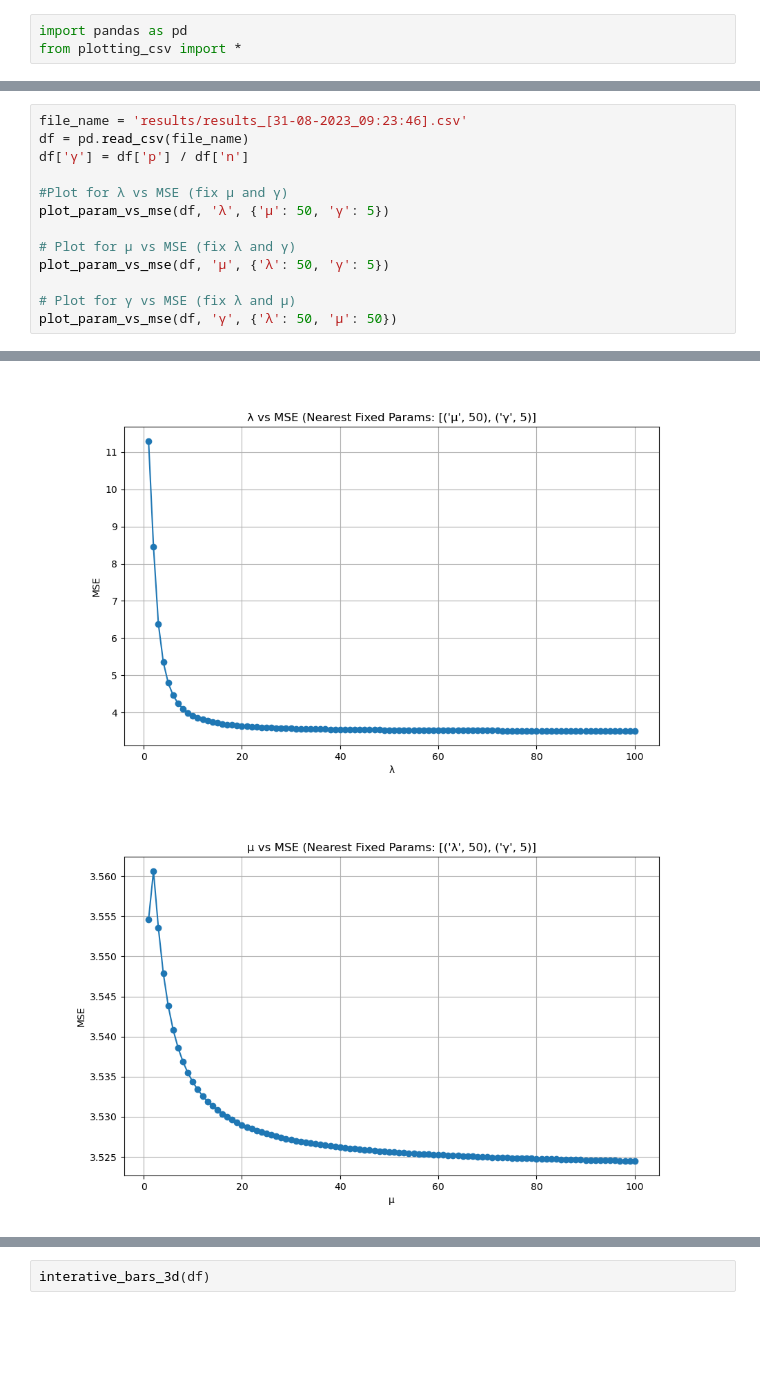
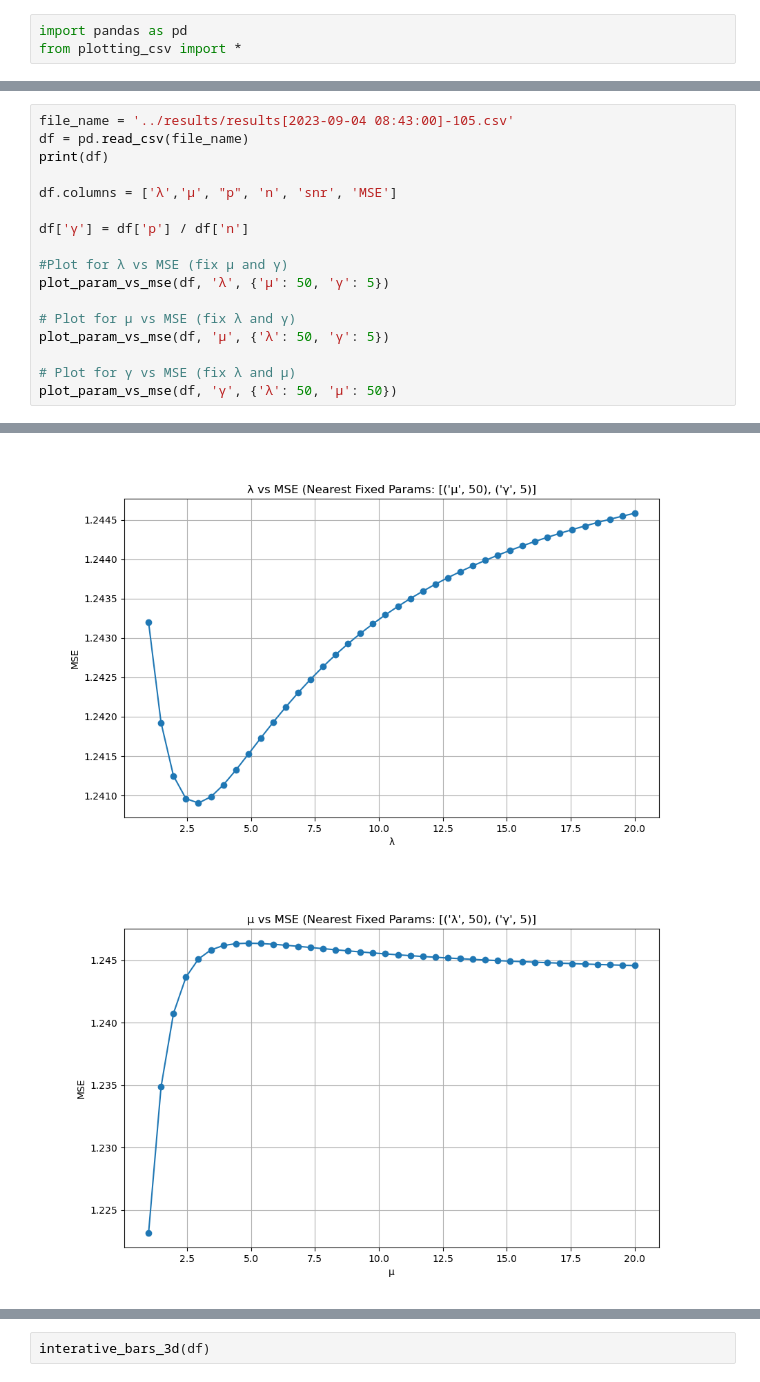
Before and after one commit to HumphreyYang/benign-overfitting, a Jupyter notebook: visualization/Plot.ipynb, the cells around one changed output, grey strips where cells are left out. Drawn from its saved outputs; the diff is of its cells as text; blank space fills up the shorter version.

Commit message:
update plots

```diff
--- a/visualization/Plot.ipynb
+++ b/visualization/Plot.ipynb
@@ -10,6 +14,10 @@ from plotting_csv import *
 # %%
-file_name = 'results/results_[31-08-2023_09:23:46].csv'
+file_name = '../results/results[2023-09-04 08:43:00]-105.csv'
 df = pd.read_csv(file_name)
+print(df)
+
+df.columns = ['λ','μ', "p", 'n', 'snr', 'MSE']
+
 df['γ'] = df['p'] / df['n']
 
 #Plot for λ vs MSE (fix μ and γ)
@@ -27,3 +49,3 @@ plot_param_vs_mse(df, 'γ', {'λ': 50, 'μ': 50})
 <Axes: title={'center': "γ vs MSE (Nearest Fixed Params: [('λ', 50), ('μ', 50)]"}, xlabel='γ', ylabel='MSE'>
-[figure, old version]
+[figure, new version]
-[figure, old version]
+[figure, new version]
```
Also changed, not shown: parts of 3 cells of this notebook, 1 other file.
